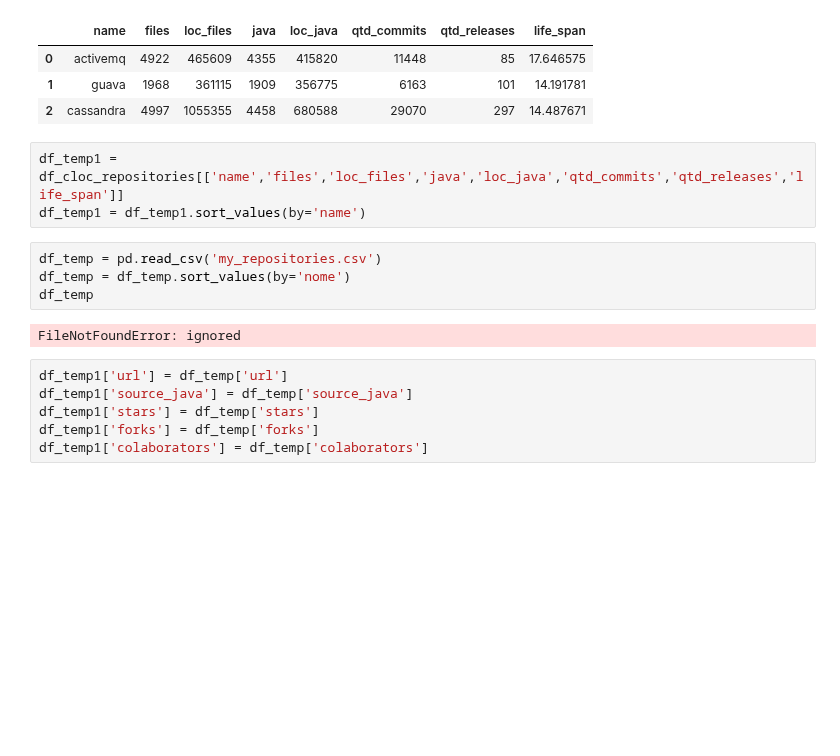
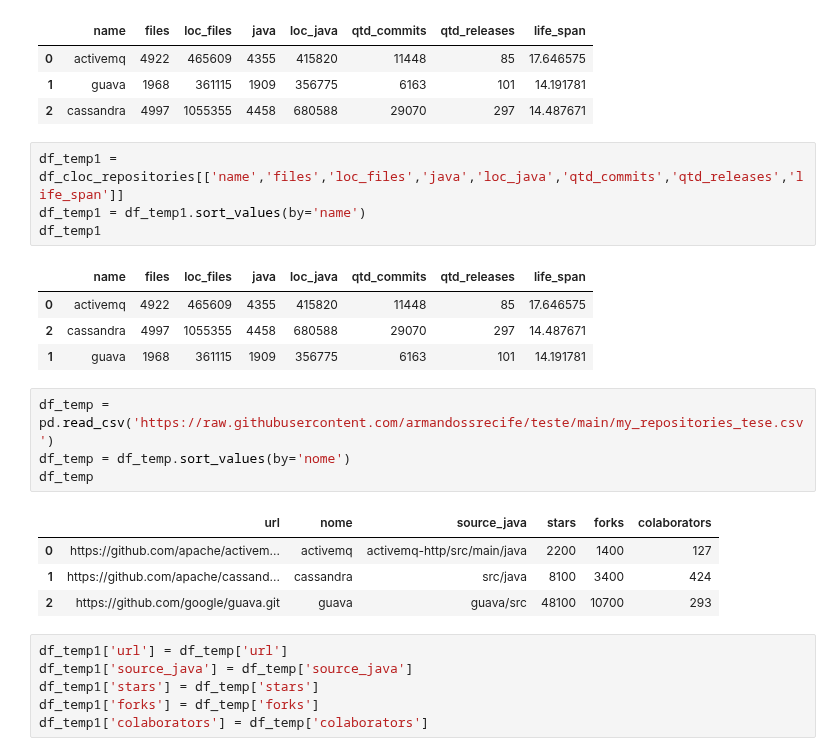
Before and after one commit to armandossrecife/piloto, a Jupyter notebook: compara_sas2022.ipynb, the cells around one changed output. Drawn from its saved outputs; the diff is of its cells as text; blank space fills up the shorter version.

```diff
--- a/compara_sas2022.ipynb
+++ b/compara_sas2022.ipynb
@@ -803,12 +803,21 @@ df_cloc_repositories[['name','files','loc_files','java','loc_java','qtd_commits'
 # %%
 df_temp1 = df_cloc_repositories[['name','files','loc_files','java','loc_java','qtd_commits','qtd_releases','life_span']]
 df_temp1 = df_temp1.sort_values(by='name')
+df_temp1
+# %% [output]
+|  | name | files | loc_files | java | loc_java | qtd_commits | qtd_releases | life_span |
+| 0 | activemq | 4922 | 465609 | 4355 | 415820 | 11448 | 85 | 17.646575 |
+| 2 | cassandra | 4997 | 1055355 | 4458 | 680588 | 29070 | 297 | 14.487671 |
+| 1 | guava | 1968 | 361115 | 1909 | 356775 | 6163 | 101 | 14.191781 |
 # %%
-df_temp = pd.read_csv('my_repositories.csv')
+df_temp = pd.read_csv('https://raw.githubusercontent.com/armandossrecife/teste/main/my_repositories_tese.csv')
 df_temp = df_temp.sort_values(by='nome')
 df_temp
 # %% [output]
-FileNotFoundError: ignored
+|  | url | nome | source_java | stars | forks | colaborators |
+| 0 | https://github.com/apache/activem... | activemq | activemq-http/src/main/java | 2200 | 1400 | 127 |
+| 1 | https://github.com/apache/cassand... | cassandra | src/java | 8100 | 3400 | 424 |
+| 2 | https://github.com/google/guava.git | guava | guava/src | 48100 | 10700 | 293 |
 # %%
 df_temp1['url'] = df_temp['url']
 df_temp1['source_java'] = df_temp['source_java']
```
Also changed, not shown: parts of 3 cells of this notebook.
